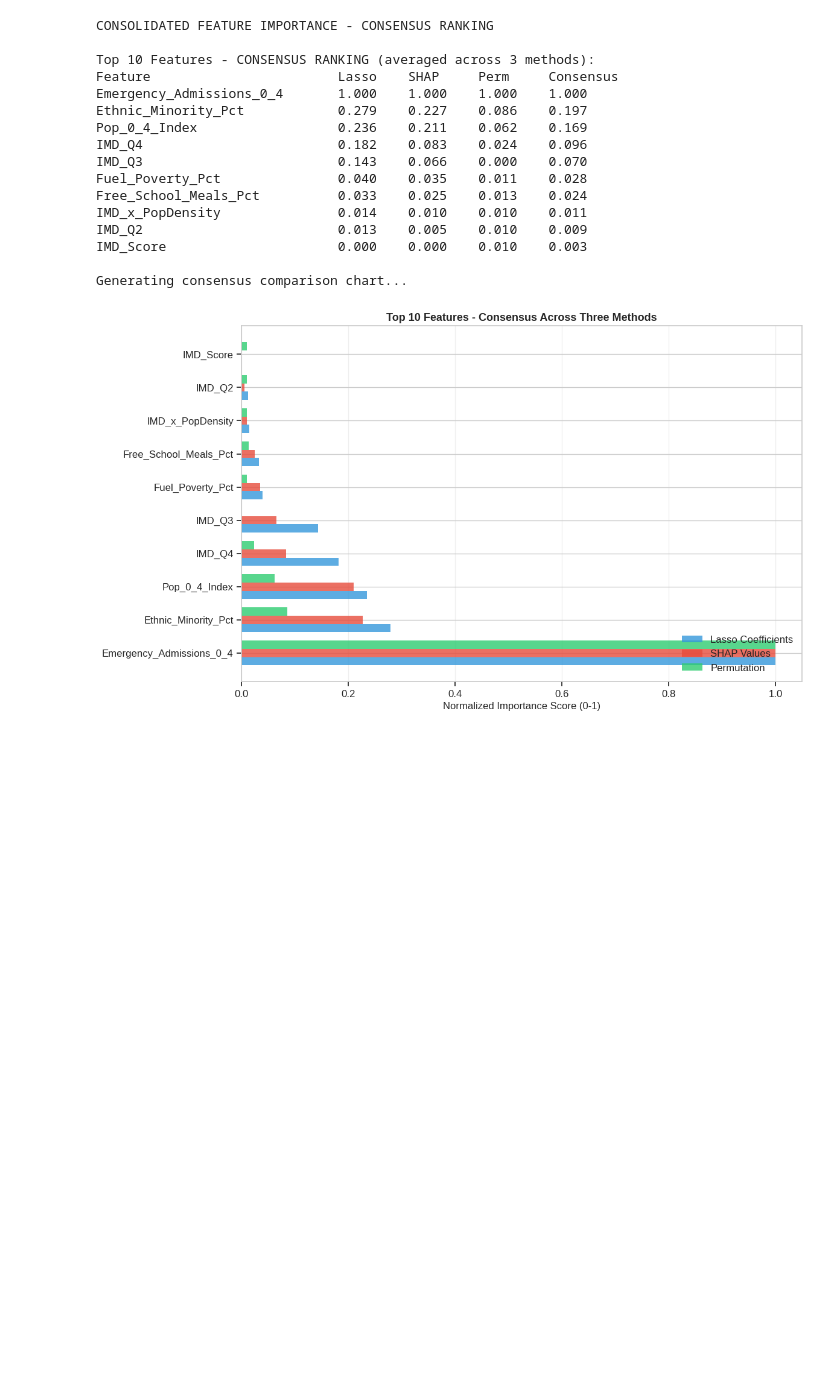
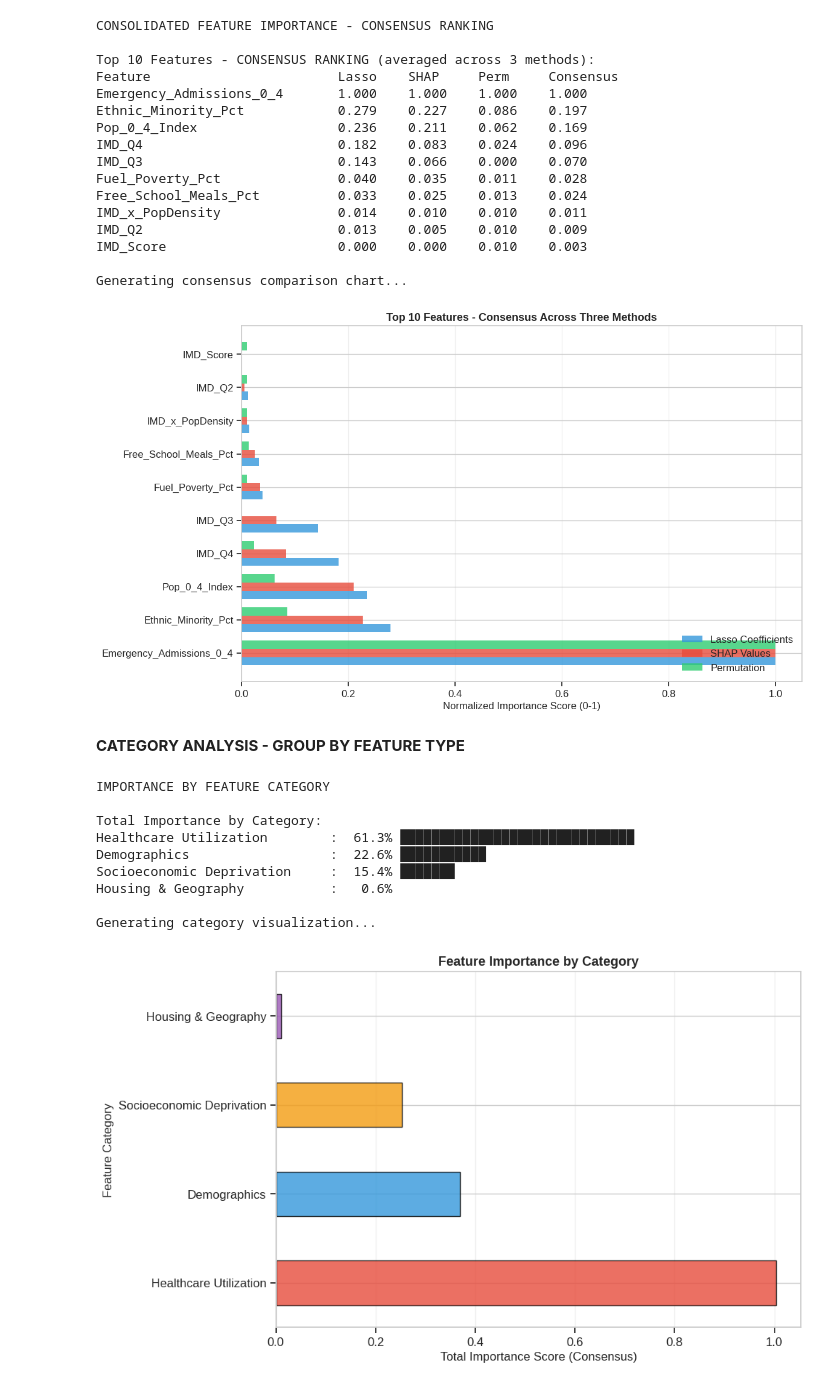
Before and after one commit to IfeakanduBenedict/pediatric-pneumonia-ml-england, a Jupyter notebook: Pediatric_Pneumonia_Analysis.ipynb, the cells around one changed output. Saved outputs shown, nothing was run; the diff lists cells and outputs as text; code cells hidden in the pictures; blank space fills up the shorter version.

```diff
--- a/Pediatric_Pneumonia_Analysis.ipynb
+++ b/Pediatric_Pneumonia_Analysis.ipynb
@@ -2231,3 +2231,74 @@ IMD_Score                      0.000    0.000    0.010    0.003
 
 Generating consensus comparison chart...
 [figure]
+# %% [markdown]
+**CATEGORY ANALYSIS - GROUP BY FEATURE TYPE**
+# %%
+# CATEGORY ANALYSIS - GROUP BY FEATURE TYPE
+
+print("IMPORTANCE BY FEATURE CATEGORY")
+
+# Categorize features
+def categorize_feature(feature_name):
+    if any(x in feature_name for x in ['IMD', 'Poverty', 'Fuel', 'School']):
+        return 'Socioeconomic Deprivation'
+    elif any(x in feature_name for x in ['Overcrowded', 'Urban', 'Density']):
+        return 'Housing & Geography'
+    elif any(x in feature_name for x in ['Emergency', 'Mortality']):
+        return 'Healthcare Utilization'
+    elif any(x in feature_name for x in ['Pop', 'Birth', 'Ethnic']):
+        return 'Demographics'
+    else:
+        return 'Other'
+
+importance_consolidated['Category'] = importance_consolidated['Feature'].apply(categorize_feature)
+
+# Sum importance by category
+category_importance = importance_consolidated.groupby('Category')['Consensus_Importance'].sum().sort_values(ascending=False)
+
+print("\nTotal Importance by Category:")
+total_importance = category_importance.sum()
+for cat, imp in category_importance.items():
+    pct = (imp / total_importance) * 100
+    bar = '█' * int(pct / 2)
+    print(f"{cat:30s}: {pct:5.1f}% {bar}")
+
+# Visualize category importance
+print("\nGenerating category visualization...")
+plt.figure(figsize=(10, 6))
+colors_cat = ['#e74c3c', '#3498db', '#f39c12', '#9b59b6', '#95a5a6']
+category_importance.plot(kind='barh', color=colors_cat[:len(category_importance)],
+                         alpha=0.8, edgecolor='black')
+plt.xlabel('Total Importance Score (Consensus)', fontsize=12)
+plt.ylabel('Feature Category', fontsize=12)
+plt.title('Feature Importance by Category', fontsize=13, fontweight='bold')
+plt.grid(axis='x', alpha=0.3)
+plt.tight_layout()
+plt.show()
+
+# Show which features belong to top categories
+print("FEATURES IN TOP 2 CATEGORIES:")
+for cat in category_importance.head(2).index:
+    print(f"\n{cat}:")
+    cat_features = importance_consolidated[
+        importance_consolidated['Category'] == cat
+    ].sort_values('Consensus_Importance', ascending=False)
+    for idx, row in cat_features.head(5).iterrows():
+        print(f"  • {row['Feature']:30s} (Importance: {row['Consensus_Importance']:.3f})")
+
+print("✓ FEATURE IMPORTANCE ANALYSIS COMPLETE!")
+
+print("\n KEY TAKEAWAY:")
+print(f"   {category_importance.index[0]} is the dominant driver")
+print(f"   ({category_importance.iloc[0] / total_importance * 100:.0f}% of total importance)")
+# %% [output]
+IMPORTANCE BY FEATURE CATEGORY
+
+Total Importance by Category:
+Healthcare Utilization        :  61.3% ██████████████████████████████
+Demographics                  :  22.6% ███████████
+Socioeconomic Deprivation     :  15.4% ███████
+Housing & Geography           :   0.6%
+
+Generating category visualization...
+[figure, added]
```
Also changed, not shown: parts of 1 cell of this notebook.
